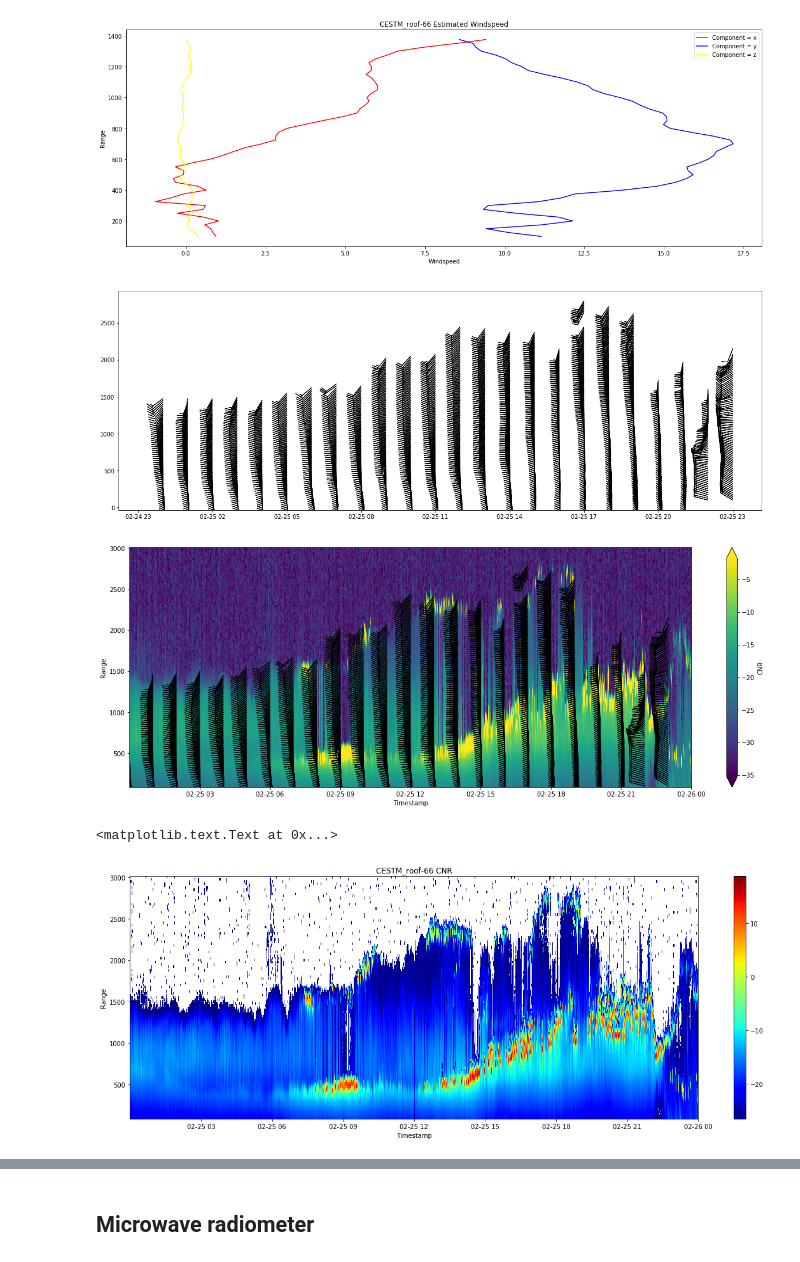
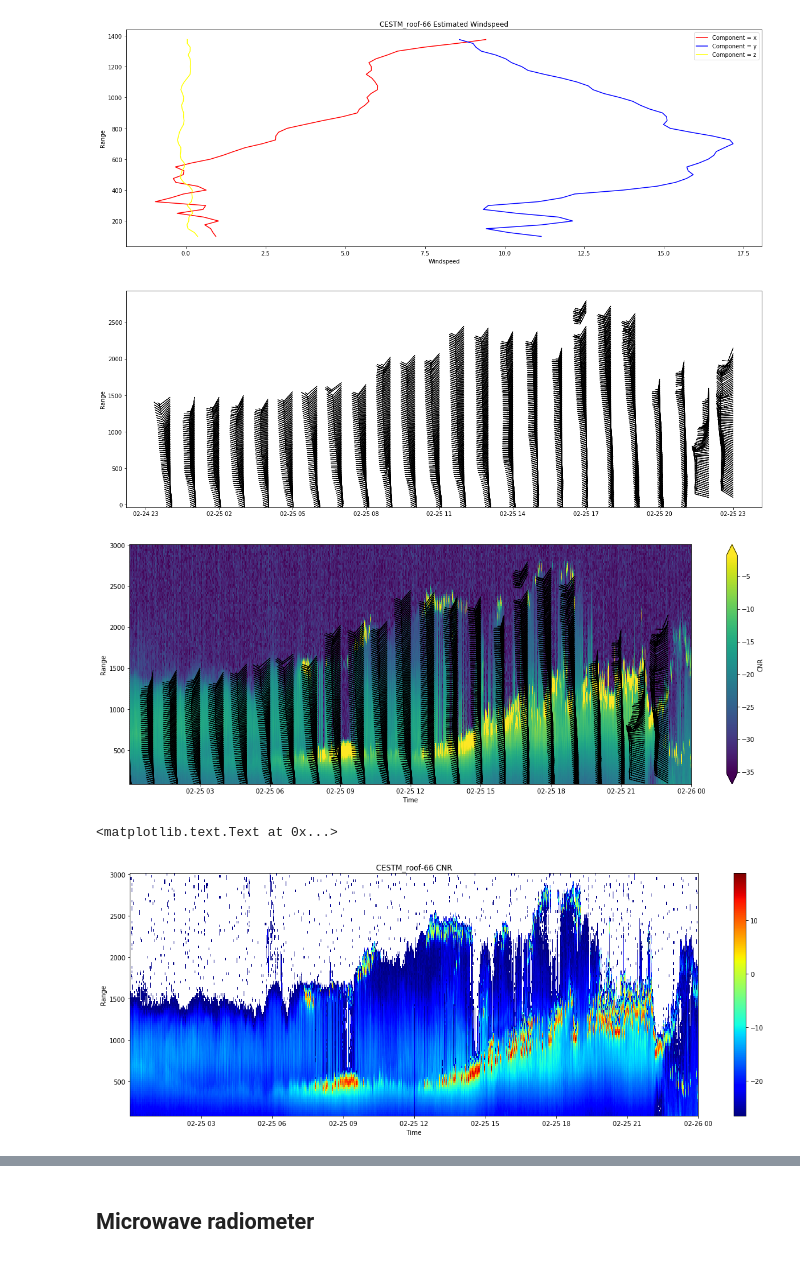
Before and after one commit to ASRCsoft/xcite_notebooks, a Jupyter notebook: raspPy.ipynb, the cells around one changed output, grey strips where cells are left out. Drawn from its saved outputs; the diff is of its cells as text; code cells hidden in the pictures.

Commit message:
updated raspPy demo

```diff
--- a/raspPy.ipynb
+++ b/raspPy.ipynb
@@ -36,9 +36,9 @@ The raspPy `xarray` module can be accessed with `xarray_object.rasp.function()`,
 ## `xarray` basics
 # %%
 # load Lidar data and print the xarray dataset
-lidar = lidar_from_csv('data/lidar/cestm_66/20170225_whole_radial_wind_data.csv',
-                       scans='data/lidar/cestm_66/20170225_scan.xml',
-                       wind='data/lidar/cestm_66/20170225_reconstruction_wind_data.csv',
+lidar = lidar_from_csv('../data/lidar_raw/CESTM_roof-66/2017/02/20170225_whole_radial_wind_data.csv',
+                       scans='../data/lidar_raw/CESTM_roof-66/2017/02/20170225_scan.xml',
+                       wind='../data/lidar_raw/CESTM_roof-66/2017/02/20170225_reconstruction_wind_data.csv',
                        attrs={'lidar': 'CESTM_roof-66'})
 # ^ The radial wind csv and scan file are required. Everything else is optional.
 lidar
@@ -196,22 +196,22 @@ plt.gca().set_title('CESTM_roof-66 Estimated Windspeed')
 [figure]
 # %%
 # plot wind barbs
-lidar['Windspeed'].rasp.plot_barbs(x='Timestamp', y='Range', resample='1H')
+lidar['Windspeed'].rasp.plot_barbs(x='Time', y='Range', resample='1H')
 # %% [output]
-[figure, old version]
+[figure, new version]
 # %%
 # plot CNR data with wind barbs
 ax1 = plt.subplot(111)
-lidar['CNR'].plot(x='Timestamp', y='Range', center=False, robust=True, ax=ax1)
-lidar['Windspeed'].rasp.plot_barbs(x='Timestamp', y='Range', resample='1H', ax=ax1)
+lidar['CNR'].plot(x='Time', y='Range', center=False, robust=True, ax=ax1)
+lidar['Windspeed'].rasp.plot_barbs(x='Time', y='Range', resample='1H', ax=ax1)
 # %% [output]
-[figure, old version]
+[figure, new version]
 # %%
 # An example plot
-lidar['CNR'].where(lidar['Status']).plot(x='Timestamp', y='Range', center=False, cmap='jet')
+lidar['CNR'].where(lidar['Status']).plot(x='Time', y='Range', center=False, cmap='jet')
 plt.gca().set_title('CESTM_roof-66 CNR') # set the title
 # %% [output]
 <matplotlib.text.Text at 0x...>
-[figure, old version]
+[figure, new version]
 # %%
 # example filled contour plot
```
Also changed, not shown: parts of 29 cells of this notebook.
